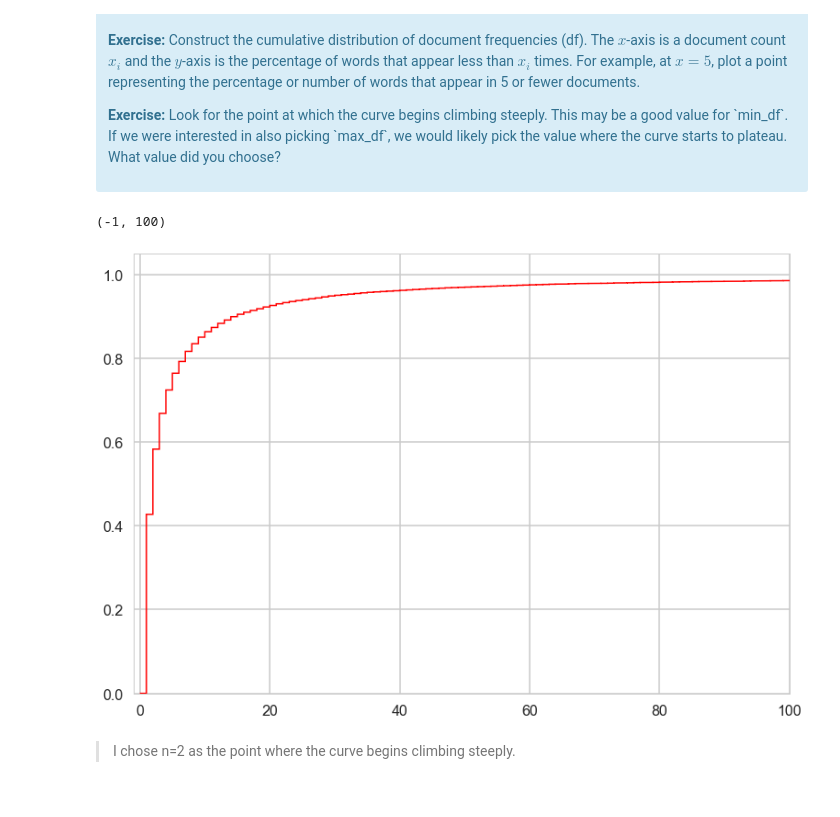
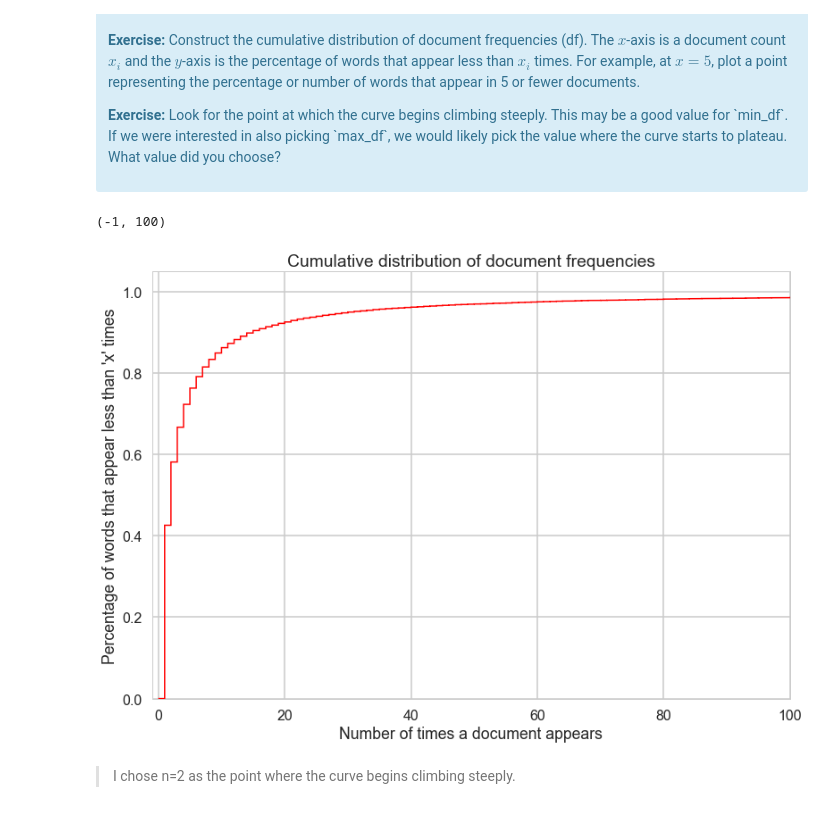
Before and after one commit to MPhillips55/Machine-Learning-Notes, a Jupyter notebook: naive_bayes1/Mini_Project_Naive_Bayes.ipynb, the cells around one changed output. Cells and saved outputs as stored; diff of their text form; code cells hidden in the pictures.

```diff
--- a/naive_bayes1/Mini_Project_Naive_Bayes.ipynb
+++ b/naive_bayes1/Mini_Project_Naive_Bayes.ipynb
@@ -313,14 +313,17 @@ First, let's find an appropriate value for `min_df` for the `CountVectorizer`. `
 </div>
 # %%
 # Your turn.
-df = list((X > 0).sum(0).tolist()[0])
+df = list((X).sum(0).tolist()[0])
 c = pd.Series(df)
 y = np.arange(c.sum())
 plt.hist(c,y,normed=1, histtype='step', color='r', cumulative=True, linewidth=1.5)
+plt.xlabel("Number of times a document appears")
+plt.ylabel("Percentage of words that appear less than 'x' times")
+plt.title("Cumulative distribution of document frequencies")
 plt.xlim(-1,100)
 # %% [output]
 (-1, 100)
-[figure, old version]
+[figure, new version]
 # %% [markdown]
 > I chose n=2 as the point where the curve begins climbing steeply.
 # %% [markdown]
```
Also changed, not shown: parts of 3 cells of this notebook.
